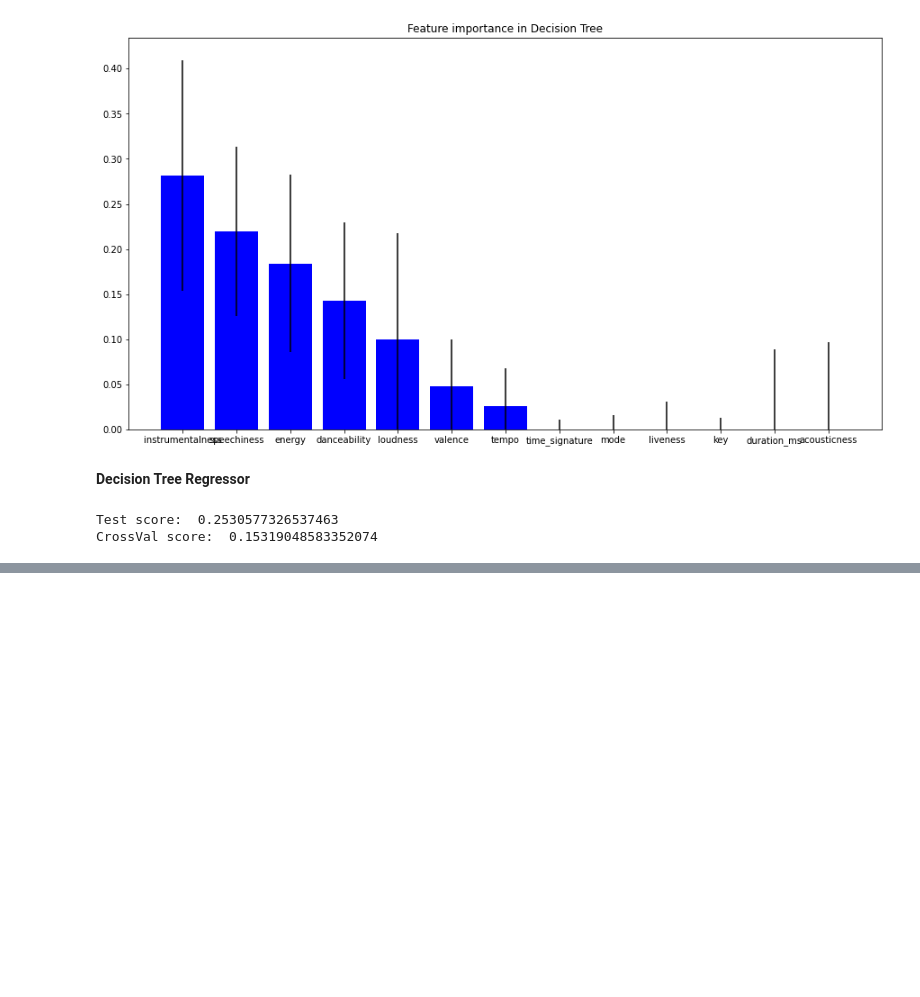
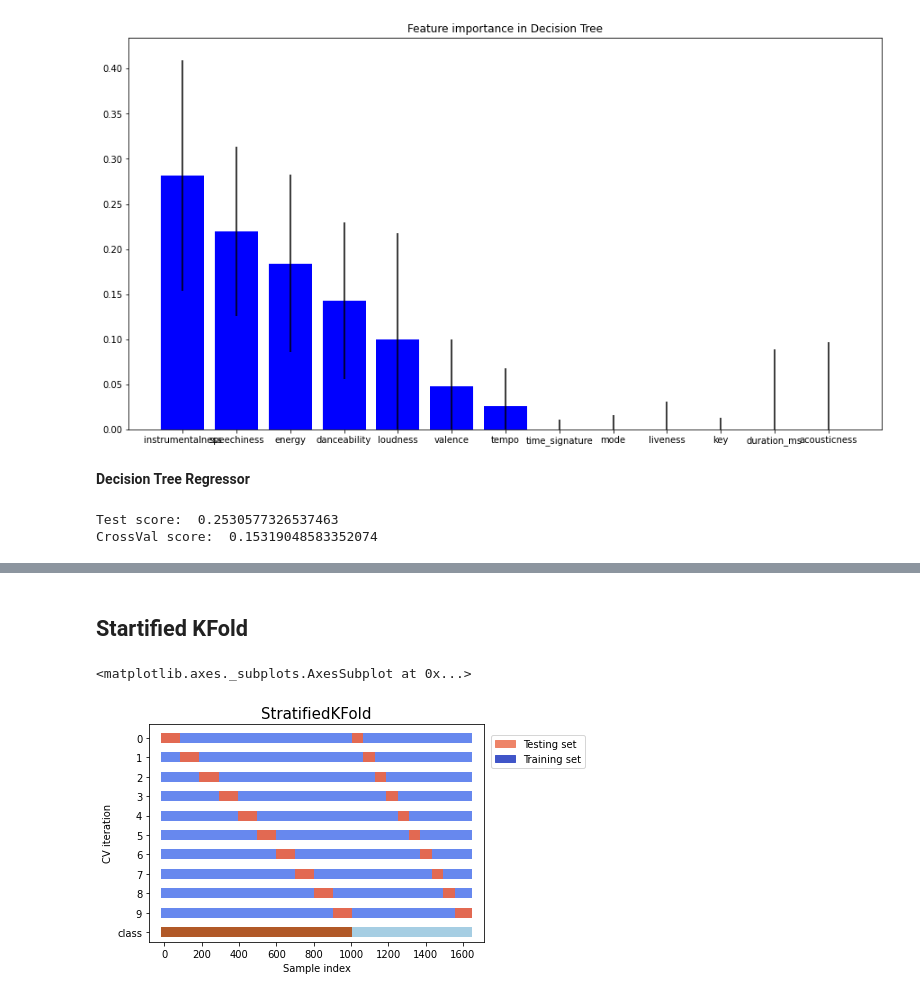
Before and after one commit to he16946/Data_Labs, a Jupyter notebook: Spotify.ipynb, the cells around one changed output, grey strips where cells are left out. Drawn from its saved outputs; the diff is of its cells as text; code cells hidden in the pictures; blank space fills up the shorter version.

```diff
--- a/Spotify.ipynb
+++ b/Spotify.ipynb
@@ -283,0 +289,37 @@ CrossVal score:  0.15319048583352074
+# %% [markdown]
+## Startified KFold
+# %%
+skf = StratifiedKFold(n_splits=10)
+# %%
+def plot_scv_indices(cv, X, y, ax, n_splits, lw=10):
+    # Generate the training/testing visualizations for each CV split
+    for ii, (tr, tt) in enumerate(cv.split(X=X, y=y)):
+        # Fill in indices with the training/test groups
+        indices = np.array([np.nan] * len(X))
+        indices[tt] = 1
+        indices[tr] = 0
+
+        # Visualize the results
+        ax.scatter(range(len(indices)), [ii + .5] * len(indices),
+                   c=indices, marker='_', lw=lw, cmap=cmap_cv,
+                   vmin=-.2, vmax=1.2)
+
+    ax.scatter(range(len(X)), [ii + 1.5] * len(X),
+               c=y, marker='_', lw=lw, cmap=cmap_data)
+
+    yticklabels = list(range(n_splits)) + ['class']
+    ax.set(yticks=np.arange(n_splits+1) + .5, yticklabels=yticklabels,
+           xlabel='Sample index', ylabel="CV iteration",
+           ylim=[n_splits+1, -.2])
+    ax.set_title('{}'.format(type(cv).__name__), fontsize=15)
+
+    ax.legend([Patch(color=cmap_cv(.8)), Patch(color=cmap_cv(.02))],
+              ['Testing set', 'Training set'], loc=(1.02, .8))
+
+    return ax
+
+fig, ax = plt.subplots()
+plot_scv_indices(skf, x, y, ax, 10)
+# %% [output]
+<matplotlib.axes._subplots.AxesSubplot at 0x...>
+[figure, added]
```
Also changed, not shown: parts of 15 cells of this notebook.
